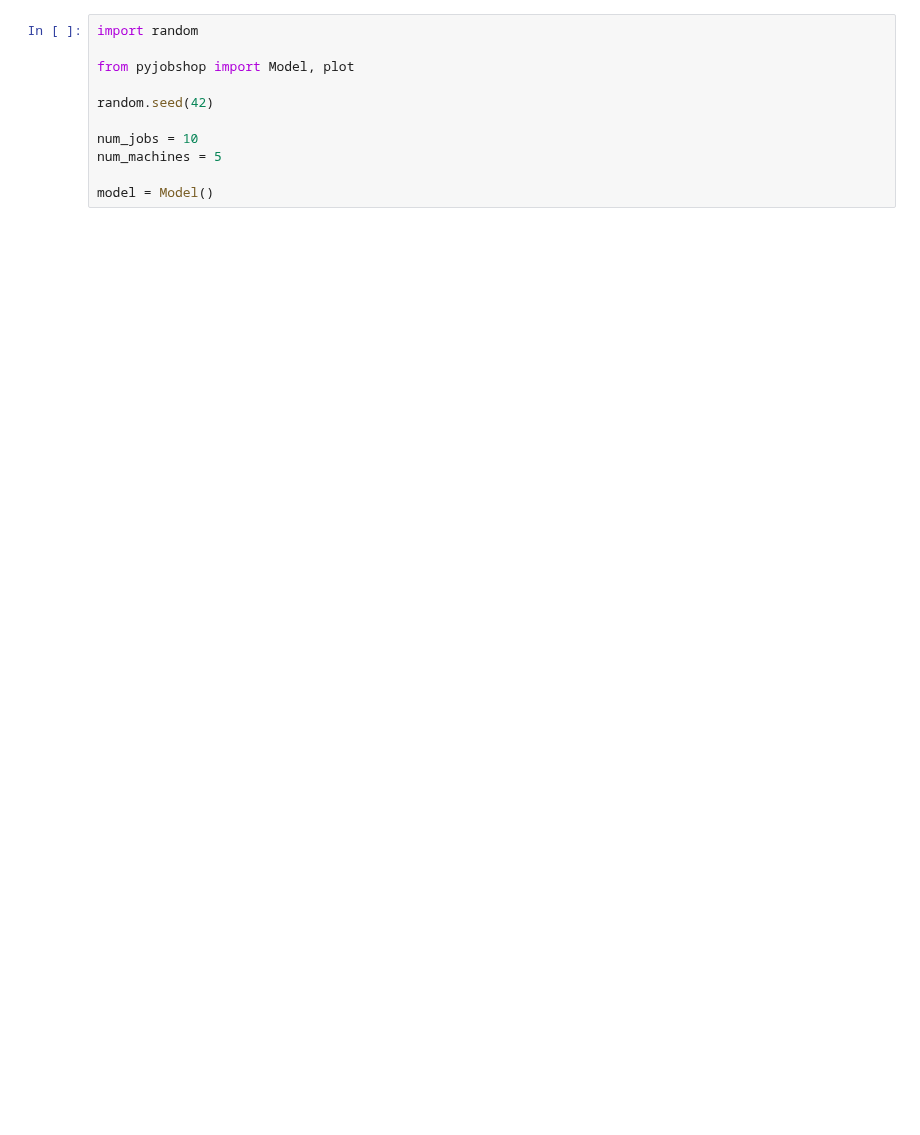
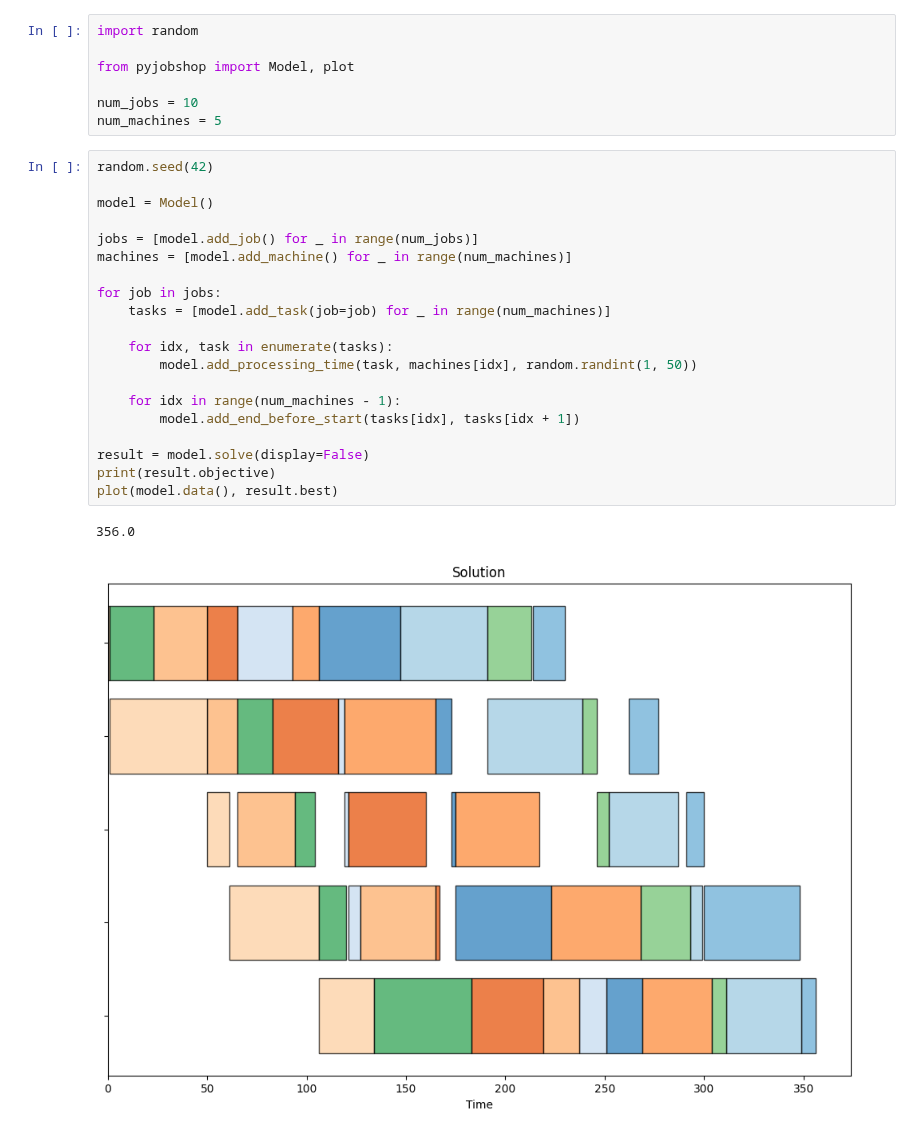
Before and after one commit to PyJobShop/PyJobShop, a Jupyter notebook: examples/flow_shop.ipynb, the cells around one changed output. Drawn from its saved outputs; the diff is of its cells as text; blank space fills up the shorter version.

```diff
--- a/examples/flow_shop.ipynb
+++ b/examples/flow_shop.ipynb
@@ -3,9 +9,28 @@ import random
 
 from pyjobshop import Model, plot
 
-random.seed(42)
-
 num_jobs = 10
 num_machines = 5
-
-model = Model()
+# %%
+random.seed(42)
+
+model = Model()
+
+jobs = [model.add_job() for _ in range(num_jobs)]
+machines = [model.add_machine() for _ in range(num_machines)]
+
+for job in jobs:
+    tasks = [model.add_task(job=job) for _ in range(num_machines)]
+
+    for idx, task in enumerate(tasks):
+        model.add_processing_time(task, machines[idx], random.randint(1, 50))
+
+    for idx in range(num_machines - 1):
+        model.add_end_before_start(tasks[idx], tasks[idx + 1])
+
+result = model.solve(display=False)
+print(result.objective)
+plot(model.data(), result.best)
+# %% [output]
+356.0
+[figure, added]
```
Also changed, not shown: parts of 10 cells of this notebook.
